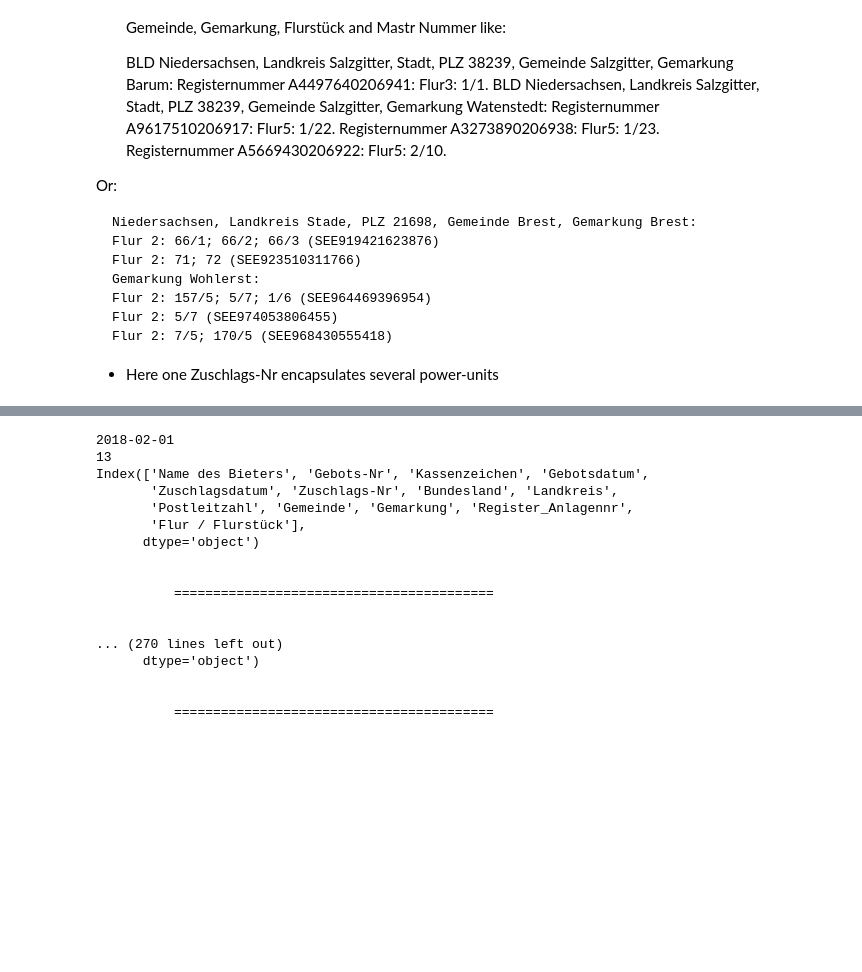
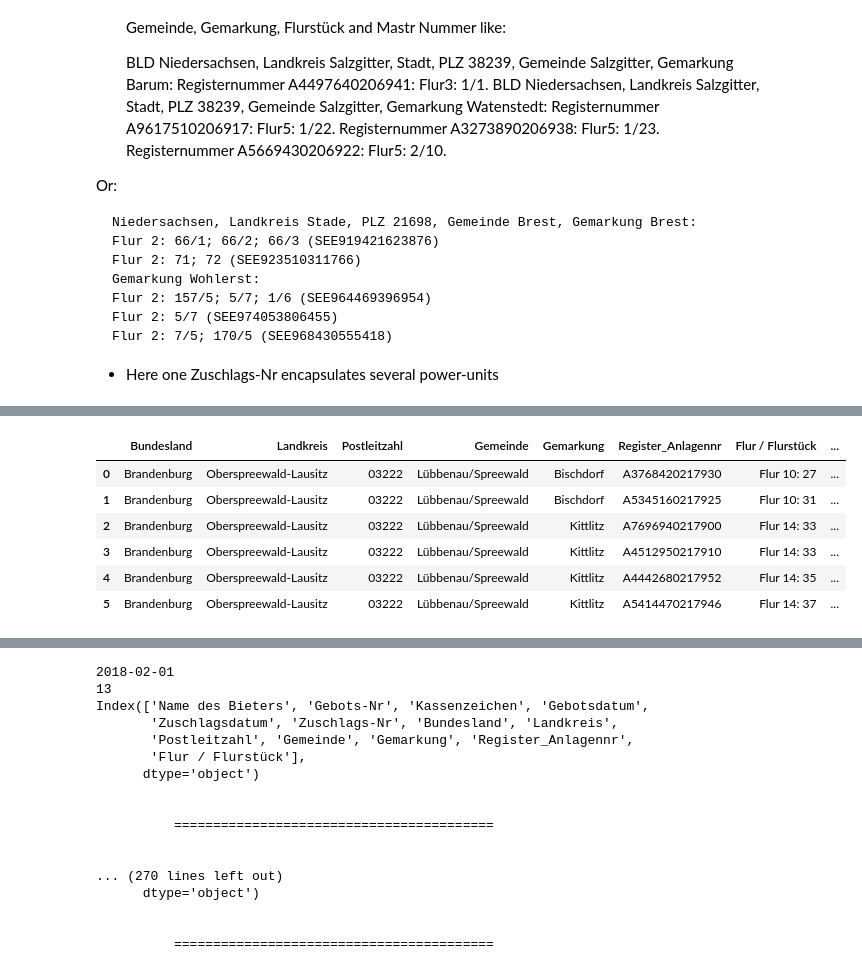
Before and after one commit to Gunnar-Oeh/goal100_wind_case, a Jupyter notebook: notebooks/03_data_cleaning_bids.ipynb, the cells around one changed output, grey strips where cells are left out. Saved outputs shown, nothing was run; the diff lists cells and outputs as text; code cells hidden in the pictures; blank space fills up the shorter version.

```diff
--- a/notebooks/03_data_cleaning_bids.ipynb
+++ b/notebooks/03_data_cleaning_bids.ipynb
@@ -328,18 +364,26 @@ del cols_keep, df_clean_long, df_bid_nr, df_messy, bid_date
 # %%
 ### dict_dfs["2018-05-01"] - Second Messy-DF
 bid_date = "2018-05-01"
 
-test_df = dict_dfs[bid_date]
+df = dict_dfs[bid_date]
 
-test_item = test_df["Angegebener Standort der Anlage"][108]
-test_zuschlags_nr = test_df["Zuschlags-Nr"][108]
+test_item = df["Angegebener Standort der Anlage"][108]
+test_zuschlags_nr = df["Zuschlags-Nr"][108]
 
 extract_info_standort(test_item, test_zuschlags_nr)
 
 # BLD Mecklenburg-Vorpommern, Landkreis Rostock, PLZ 18198, Gemeinde Stäbelow, Gemarkung Bliesekow:_x000D_
 # Registernummer A2692250180724: Flur 1: 66. Registernummer A7961750180738: Flur 1: 94.
 
 # Function seems to work for this DF too
+# %% [output]
+|  | Bundesland | Landkreis | Postleitzahl | Gemeinde | Gemarkung | Register_Anlagennr | Flur / Flurstück | ... |
+| 0 | Brandenburg | Oberspreewald-Lausitz | 03222 | Lübbenau/Spreewald | Bischdorf | A3768420217930 | Flur 10: 27 | ... |
+| 1 | Brandenburg | Oberspreewald-Lausitz | 03222 | Lübbenau/Spreewald | Bischdorf | A5345160217925 | Flur 10: 31 | ... |
+| 2 | Brandenburg | Oberspreewald-Lausitz | 03222 | Lübbenau/Spreewald | Kittlitz | A7696940217900 | Flur 14: 33 | ... |
+| 3 | Brandenburg | Oberspreewald-Lausitz | 03222 | Lübbenau/Spreewald | Kittlitz | A4512950217910 | Flur 14: 33 | ... |
+| 4 | Brandenburg | Oberspreewald-Lausitz | 03222 | Lübbenau/Spreewald | Kittlitz | A4442680217952 | Flur 14: 35 | ... |
+| 5 | Brandenburg | Oberspreewald-Lausitz | 03222 | Lübbenau/Spreewald | Kittlitz | A5414470217946 | Flur 14: 37 | ... |
 # %%
 bid_nr = "Zuschlags-Nr"
 bid_date = "2018-05-01"
```
Also changed, not shown: parts of 8 cells of this notebook.
